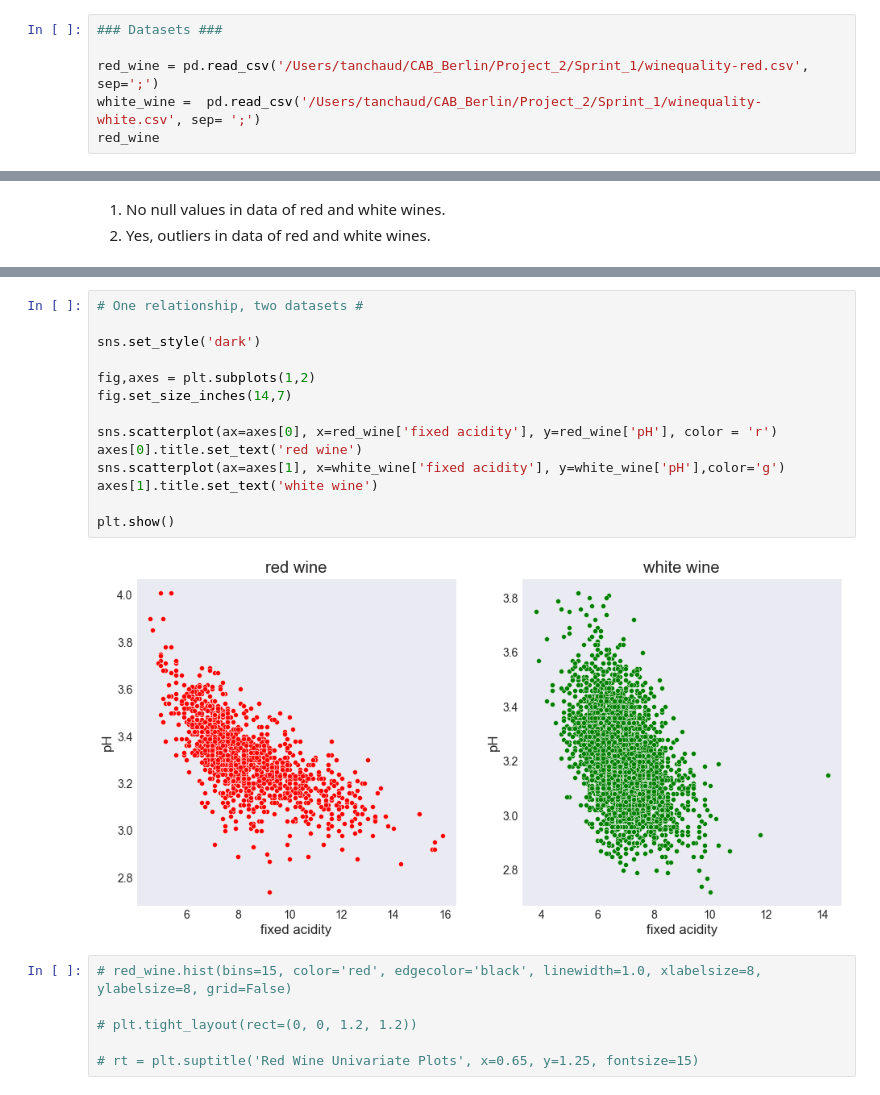
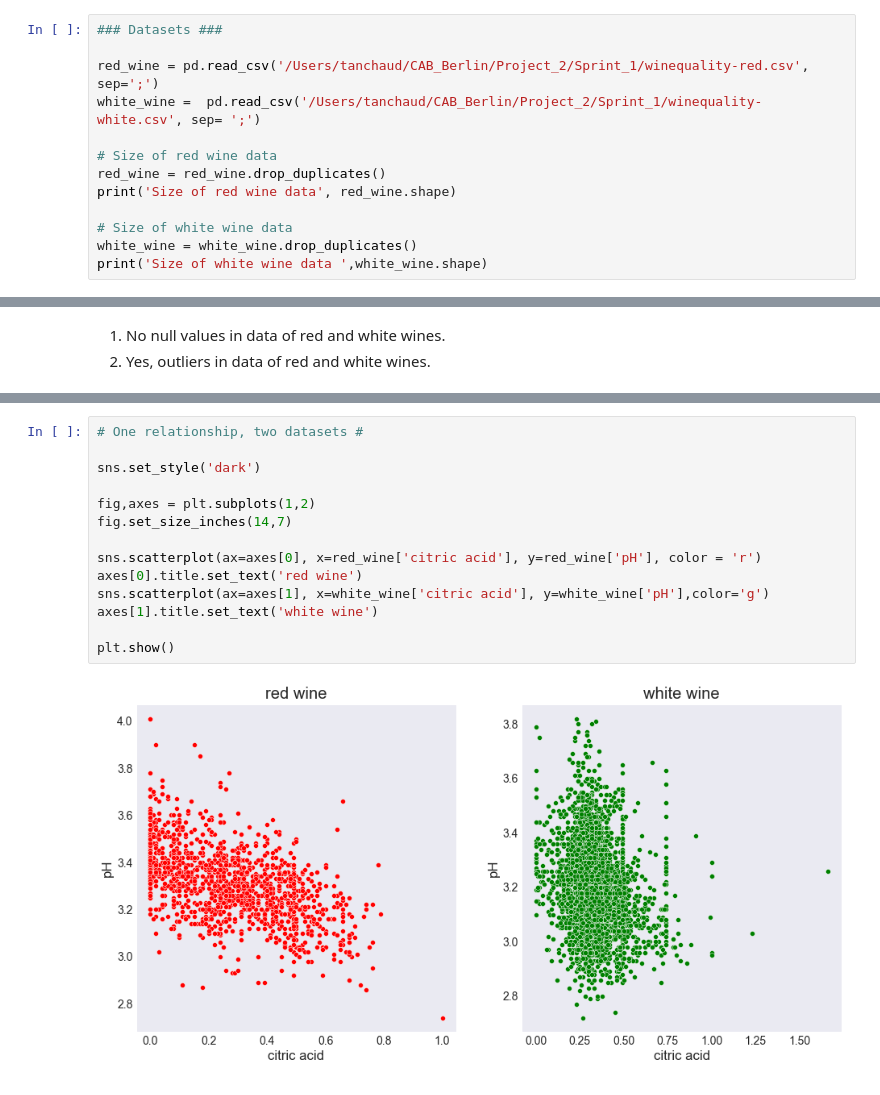
Before and after one commit to tanchaud/Wine_Data_Analysis, a Jupyter notebook: wine_data_EDA.ipynb, the cells around one changed output, grey strips where cells are left out. Cells and saved outputs as stored; diff of their text form.

```diff
--- a/wine_data_EDA.ipynb
+++ b/wine_data_EDA.ipynb
@@ -21,5 +21,12 @@ import seaborn as sns
 
 red_wine = pd.read_csv('/Users/tanchaud/CAB_Berlin/Project_2/Sprint_1/winequality-red.csv', sep=';')
 white_wine =  pd.read_csv('/Users/tanchaud/CAB_Berlin/Project_2/Sprint_1/winequality-white.csv', sep= ';')
-red_wine
+
+# Size of red wine data
+red_wine = red_wine.drop_duplicates()
+print('Size of red wine data', red_wine.shape)
+
+# Size of white wine data
+white_wine = white_wine.drop_duplicates()
+print('Size of white wine data ',white_wine.shape)
 # %% [output]
@@ -219,22 +188,16 @@ plt.show()
 # %%
 # One relationship, two datasets #
 
 sns.set_style('dark')
 
 fig,axes = plt.subplots(1,2)
 fig.set_size_inches(14,7)
 
-sns.scatterplot(ax=axes[0], x=red_wine['fixed acidity'], y=red_wine['pH'], color = 'r')
+sns.scatterplot(ax=axes[0], x=red_wine['citric acid'], y=red_wine['pH'], color = 'r')
 axes[0].title.set_text('red wine')
-sns.scatterplot(ax=axes[1], x=white_wine['fixed acidity'], y=white_wine['pH'],color='g')
+sns.scatterplot(ax=axes[1], x=white_wine['citric acid'], y=white_wine['pH'],color='g')
 axes[1].title.set_text('white wine')
 
 plt.show()
 # %% [output]
-[figure, old version]
+[figure, new version]
-# %%
-# red_wine.hist(bins=15, color='red', edgecolor='black', linewidth=1.0, xlabelsize=8, ylabelsize=8, grid=False)
-
-# plt.tight_layout(rect=(0, 0, 1.2, 1.2))
-
-# rt = plt.suptitle('Red Wine Univariate Plots', x=0.65, y=1.25, fontsize=15)
```
Also changed, not shown: parts of 11 cells of this notebook, 3 other files.
